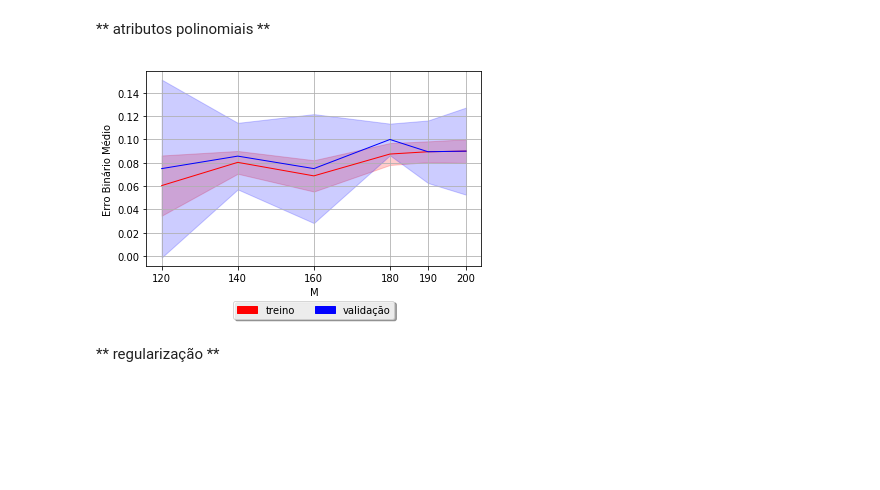
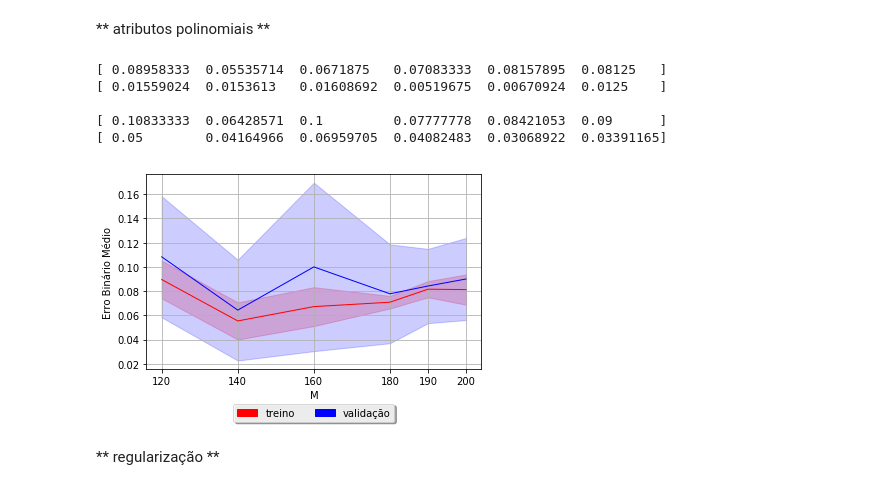
Before and after one commit to ak-lucas/trabalho1-IA, a Jupyter notebook: experimentos.ipynb, the cells around one changed output. Drawn from its saved outputs; the diff is of its cells as text; code cells hidden in the pictures; blank space fills up the shorter version.

```diff
--- a/experimentos.ipynb
+++ b/experimentos.ipynb
@@ -383,12 +383,12 @@ X,Y = RLR.load_dataset('datasets/mnist.csv', header=True)
 
 degree = 2
 
-X_pol = DTS.generate_polynomial_attributes(X, degree)
+#X_pol = DTS.generate_polynomial_attributes(X, degree)
 # normaliza
-X_norm =  DTS.dataset_scaling(X_pol)
+#X_norm =  DTS.dataset_scaling(X_pol)
 
 # normaliza
-#X_norm =  DTS.dataset_scaling(X)
+X_norm =  DTS.dataset_scaling(X)
 
 size = X.shape[0]
 
@@ -449,44 +449,50 @@ for m in M:
     val_mean.append(val_error.mean(axis=0)[0])
     val_std.append(val_error.std(axis=0)[0])
 
-    #print train_mean
-    #print train_std
-    #print
-    #print val_mean
-    #print val_std
-
 train_mean = np.array(train_mean)
 train_std = np.array(train_std)
 val_mean = np.array(val_mean)
 val_std = np.array(val_std)
+
+print train_mean
+print train_std
+print
+print val_mean
+print val_std
+print
 
 fig, ax = plt.subplots()
 ax.plot(M, train_mean, color='red', linewidth=1)
 ax.fill_between(M, train_mean-train_std, train_mean+train_std , color='red', linewidth=1, alpha=0.2)
 
 ax.plot(M, val_mean, color='blue', linewidth=1)
 ax.fill_between(M, val_mean-val_std, val_mean+val_std , color='blue', linewidth=1, alpha=0.2)
 #ax.xaxis.set_major_locator(MaxNLocator(integer=True))
 legends = [mpatches.Patch(color='red', label='treino'), mpatches.Patch(color='blue', label=u'validação')]
 
 title = u'Curva de aprendizado média com #epocas = ' + str(e) + ', $\lambda$ = ' + str(Lambda) + ' e $\alpha$ = ' + str(lr)
 #plt.ylim([0.1, 1.])
 plt.xlabel('M')
 plt.ylabel(u'Erro Binário Médio')
 plt.xticks(M)
 
 box = ax.get_position()
 ax.set_position([box.x0, box.y0 + box.height * 0.1,
 box.width, box.height * 0.9])
 lgd = ax.legend(handles=legends[:], loc='upper center', bbox_to_anchor=(0.5, -0.15), fancybox=True, shadow=True, ncol=5)
 #plt.title(title)
 plt.grid(True)
 
-fig.savefig('curva_ap_M_reg.png', bbox_extra_artists=(lgd,), bbox_inches='tight')
+fig.savefig('curva_ap_M_pol.png', bbox_extra_artists=(lgd,), bbox_inches='tight')
 plt.show()
 plt.close(fig)
 # %% [output]
+[ 0.08958333  0.05535714  0.0671875   0.07083333  0.08157895  0.08125   ]
+[ 0.01559024  0.0153613   0.01608692  0.00519675  0.00670924  0.0125    ]
+
+[ 0.10833333  0.06428571  0.1         0.07777778  0.08421053  0.09      ]
+[ 0.05        0.04164966  0.06959705  0.04082483  0.03068922  0.03391165]
-[figure, old version]
+[figure, new version]
 # %% [markdown]
 ** regularização **
 # %%
```
Also changed, not shown: parts of 1 cell of this notebook.
